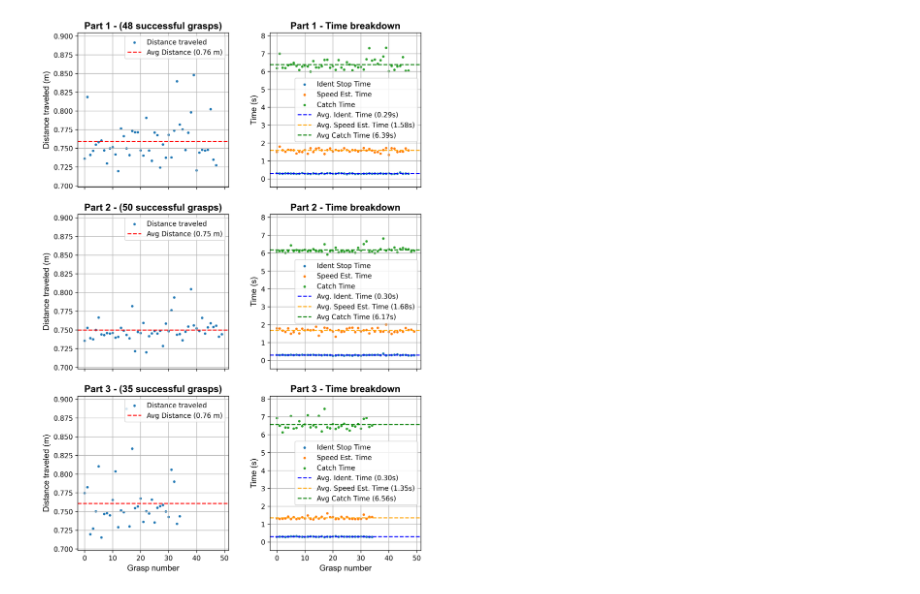
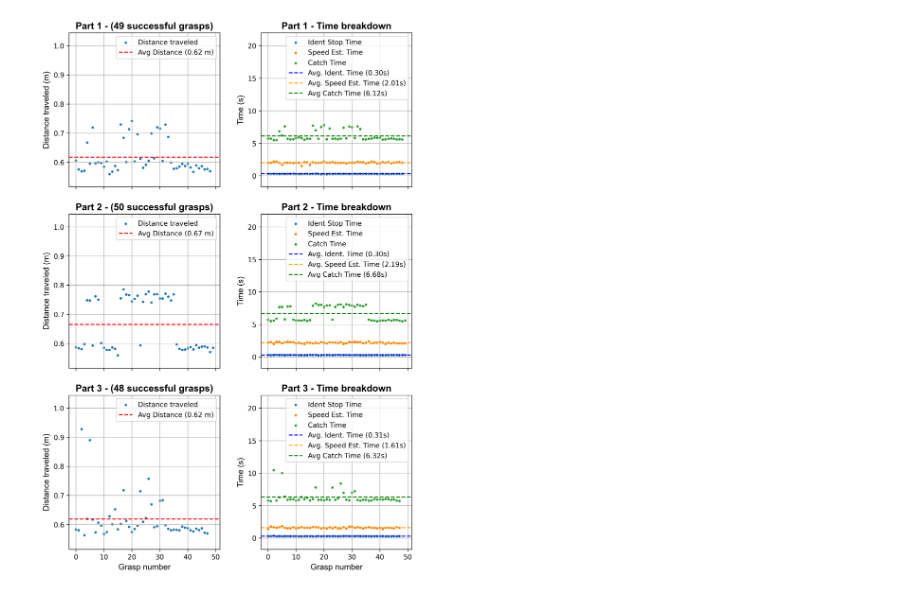
Before and after one commit to KarolChudzicki/Master-Thesis, a Jupyter notebook: Plots/time_plots.ipynb, the cells around one changed output. Saved outputs shown, nothing was run; the diff lists cells and outputs as text; code cells hidden in the pictures.

```diff
--- a/Plots/time_plots.ipynb
+++ b/Plots/time_plots.ipynb
@@ -22,7 +22,7 @@ distance_markersize = 7  # size of dots for distance plot
 time_markersize = 7      # size of dots for time plot
 
 # Load CSV
-df = pd.read_csv("plots_for_thesis/25Hz_times.csv")
+df = pd.read_csv("plots_for_thesis/20Hz_times.csv")
 
 parts = [0, 1, 2]  # now 3 parts
 fig, axes = plt.subplots(3, 2, figsize=(8.27, 11.69), dpi=300, sharex='col')  # A4 portrait size
@@ -44,8 +44,8 @@ for part_id in parts:
         time_min = min(time_min, ident_stop.min(), est_time.min(), catch_time.min())
         time_max = max(time_max, ident_stop.max(), est_time.max(), catch_time.max())
 
-distance_min, distance_max = add_margin(distance_min, distance_max, 0.1)
-time_min, time_max = add_margin(time_min, time_max, 0.1)
+distance_min, distance_max = add_margin(distance_min, 1.0, 0.1)
+time_min, time_max = add_margin(time_min, 20, 0.1)
 
 for row, part_id in enumerate(parts):
     part_df = df[df["part_number"] == part_id].reset_index(drop=True)
@@ -69,32 +69,32 @@ for row, part_id in enumerate(parts):
     ident_stop = part_df["time_ident_stop"]
     est_time = part_df["time_speed_est_stop"] - part_df["time_speed_est_start"]
     catch_time = part_df["time_catch_stop"] - part_df["time_catch_start"]
 
     ax_time.scatter(part_df.index, ident_stop, s=time_markersize, label="Ident Stop Time")
     ax_time.scatter(part_df.index, est_time, s=time_markersize, label="Speed Est. Time")
     ax_time.scatter(part_df.index, catch_time, s=time_markersize, label="Catch Time")
 
     avg_ident_stop = ident_stop.mean()
     avg_est_time = est_time.mean()
     avg_catch_time = catch_time.mean()
 
     ax_time.axhline(avg_ident_stop, color='blue', linestyle='--', label=f"Avg. Ident. Time ({avg_ident_stop:.2f}s)")
     ax_time.axhline(avg_est_time, color='orange', linestyle='--', label=f"Avg. Speed Est. Time ({avg_est_time:.2f}s)")
     ax_time.axhline(avg_catch_time, color='green', linestyle='--', label=f"Avg Catch Time ({avg_catch_time:.2f}s)")
 
     ax_time.set_title(f"Part {part_id + 1} - Time breakdown",
                       fontsize=title_fontsize, fontweight='bold', fontname='Arial')
     ax_time.set_xlabel("", fontsize=label_fontsize, fontname='Arial')
     ax_time.set_ylabel("Time (s)", fontsize=label_fontsize, fontname='Arial')
     ax_time.grid(True)
     ax_time.set_ylim(time_min, time_max)
     ax_time.legend(fontsize=legend_fontsize)
     ax_time.tick_params(axis='both', which='major', labelsize=tick_fontsize)
 
 axes[2, 0].set_xlabel("Grasp number", fontsize=label_fontsize, fontname='Arial')
 axes[2, 1].set_xlabel("Grasp number", fontsize=label_fontsize, fontname='Arial')
 
 plt.show()
 # %% [output]
-[figure, old version]
+[figure, new version]
 # %%
```
Also changed, not shown: parts of 1 cell of this notebook, 7 other files.
